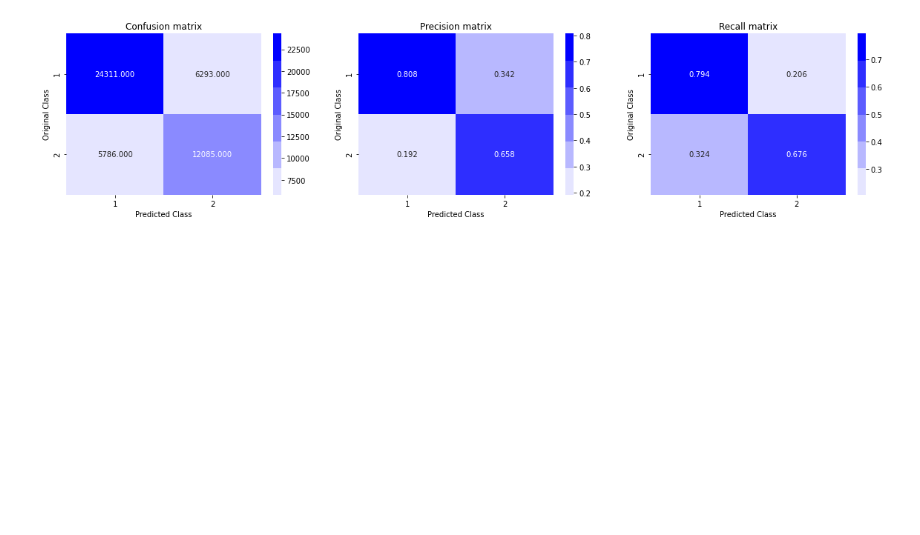
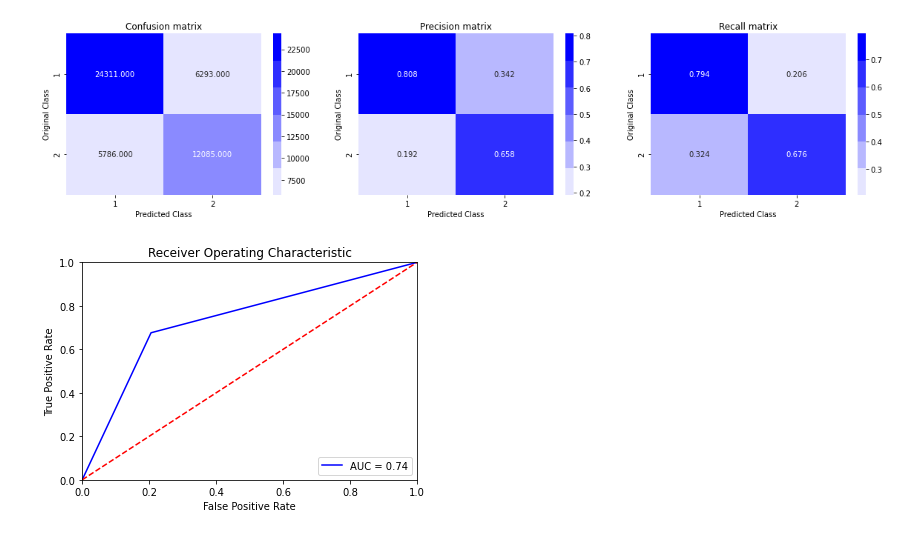
Before and after one commit to jags8386/SpringBoard-Capstone2--Quora-Question-Pairs, a Jupyter notebook: notebooks/Model Development.ipynb, the cells around one changed output. Cells and saved outputs as stored; diff of their text form; code cells hidden in the pictures; blank space fills up the shorter version.

```diff
--- a/notebooks/Model Development.ipynb
+++ b/notebooks/Model Development.ipynb
@@ -438,3 +479,7 @@ plot_confusion_matrix(y_test, predicted_y)
            Accuracy score for model is :  0.7508
 ---------------------------------------------------------------------
 [figure]
+# %%
+y_test_probs = plot_roc(y_test, predicted_y)
+# %% [output]
+[figure, added]
```
Also changed, not shown: parts of 27 cells of this notebook, 5 other files.
